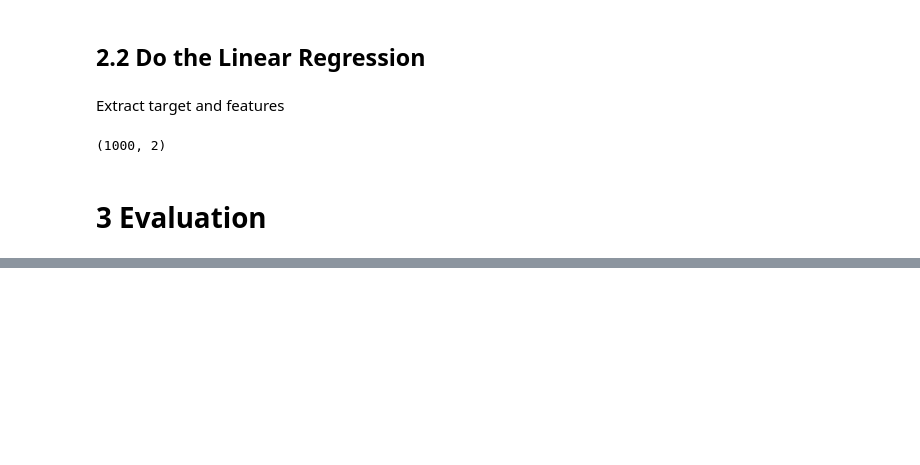
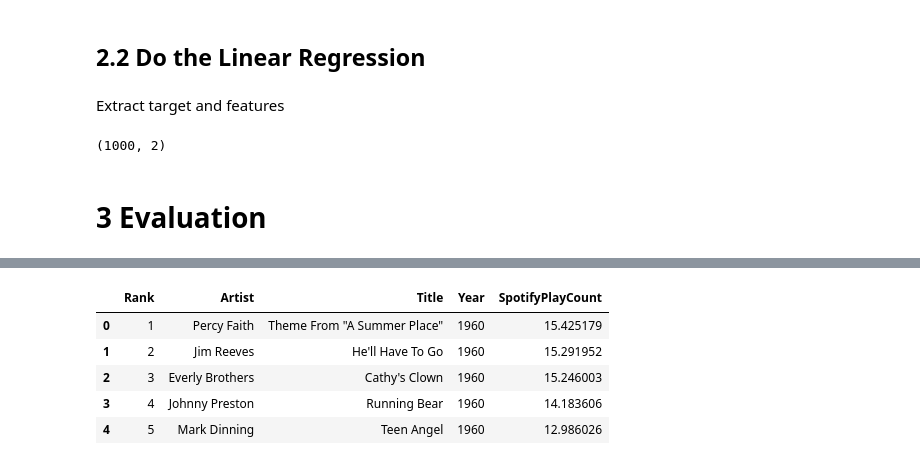
Before and after one commit to caitaozhan/CSE519-Homework-Project, a Jupyter notebook: TheProject/src/music-Caitao.ipynb, the cells around one changed output, grey strips where cells are left out. Cells and saved outputs as stored; diff of their text form; code cells hidden in the pictures; blank space fills up the shorter version.

```diff
--- a/TheProject/src/music-Caitao.ipynb
+++ b/TheProject/src/music-Caitao.ipynb
@@ -182,0 +230,9 @@ feature.shape
+# %%
+df_music_clean.head()
+# %% [output]
+|  | Rank | Artist | Title | Year | SpotifyPlayCount |
+| 0 | 1 | Percy Faith | Theme From "A Summer Place" | 1960 | 15.425179 |
+| 1 | 2 | Jim Reeves | He'll Have To Go | 1960 | 15.291952 |
+| 2 | 3 | Everly Brothers | Cathy's Clown | 1960 | 15.246003 |
+| 3 | 4 | Johnny Preston | Running Bear | 1960 | 14.183606 |
+| 4 | 5 | Mark Dinning | Teen Angel | 1960 | 12.986026 |
```
Also changed, not shown: parts of 18 cells of this notebook.
